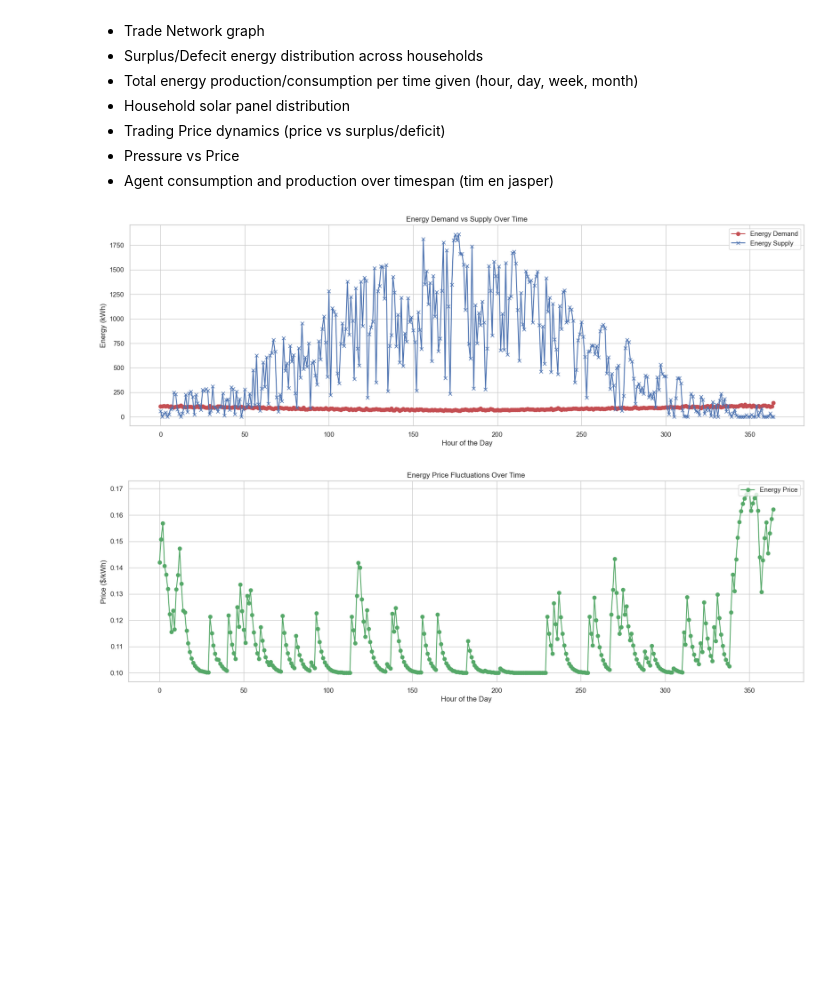
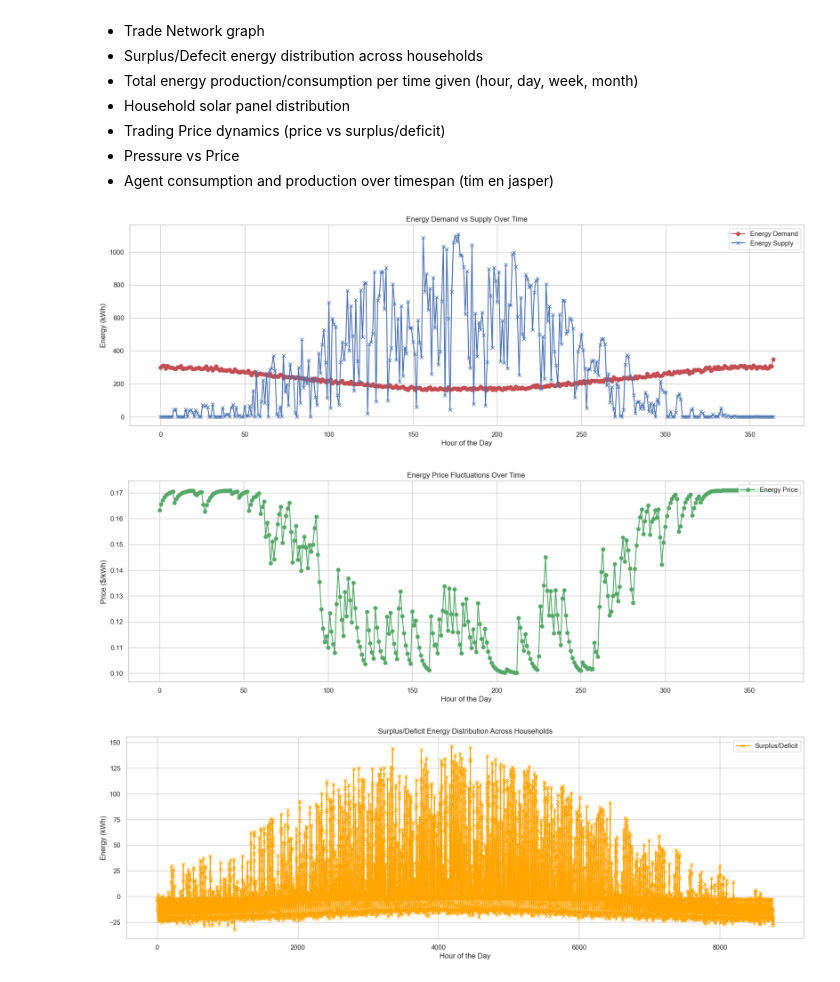
Before and after one commit to BJHeemskerk/P2P-microgrid-simulation, a Jupyter notebook: Mesa_Testing.ipynb, the cells around one changed output. Saved outputs shown, nothing was run; the diff lists cells and outputs as text; code cells hidden in the pictures; blank space fills up the shorter version.

```diff
--- a/Mesa_Testing.ipynb
+++ b/Mesa_Testing.ipynb
@@ -87,7 +87,7 @@ class Household_2(mesa.Agent):
         probabilities /= probabilities.sum()
 
         # Handling the solar panel logic
-        if np.random.rand() > self.model.solar_panel_odds:
+        if np.random.rand() < self.model.solar_panel_odds:
             amount_of_panels = np.random.choice(solar_panels, p=probabilities)
             self.solar_panel_area = amount_of_panels * 1.7
 
@@ -242,7 +242,6 @@ class NewGrid(mesa.Model):
             )
 
     def _calculate_target_price(self):
-        elasticity = 0.5  # Default elasticity factor
         min_price = 0.10
         max_price = self.grid_price
 
@@ -264,11 +263,11 @@ class NewGrid(mesa.Model):
         # If demand exceeds supply, increase the price, but with diminishing returns
         if pressure > 1:
             # The more extreme the imbalance, the stronger the price increase
-            price_increase = (pressure - 1) * elasticity
+            price_increase = (pressure - 1) * self.elasticity
             new_price = self.energy_price * (1 + price_increase)
         else:
             # If supply exceeds demand, decrease the price but not too sharply
-            price_decrease = (1 - pressure) * elasticity
+            price_decrease = (1 - pressure) * self.elasticity
             new_price = self.energy_price * (1 - price_decrease)
 
         # Apply bounds to ensure the price stays within the limits
@@ -326,7 +325,7 @@ class NewGrid(mesa.Model):
 
             self._time_skip()
 # %%
-sim = NewGrid(20, consumption_df, production_df)
+sim = NewGrid(30, consumption_df, production_df)
 sim.step()
 # %% [output]
             Statistics for Agent <__main__.Household_2 object at 0x...>:
@@ -424,28 +423,12 @@ def plot_surplus_deficit_distribution(model):
     hours = range(len(model.hourly_surplus_deficit))
     surplus_deficit = [sum(hour_data) for hour_data in model.hourly_surplus_deficit]
 
-    plt.figure(figsize=(10, 6))
+    plt.figure(figsize=(20, 6))
     plt.plot(hours, surplus_deficit, label='Surplus/Deficit', color='orange', marker='x')
 
     plt.title('Surplus/Deficit Energy Distribution Across Households')
     plt.xlabel('Hour of the Day')
     plt.ylabel('Energy (kWh)')
-    plt.legend(loc='upper right')
-    plt.grid(True)
-    plt.show()
-
-# ----- 6. Household Solar Panel Distribution -----
-def plot_solar_panel_distribution(model):
-    # Collect solar panel distribution across households
-    hours = range(len(model.household_solar_panels))
-    solar_panels = [sum(hour_data) for hour_data in model.household_solar_panels]
-
-    plt.figure(figsize=(10, 6))
-    plt.plot(hours, solar_panels, label='Solar Panel Count', color='purple', marker='o')
-
-    plt.title('Household Solar Panel Distribution')
-    plt.xlabel('Hour of the Day')
-    plt.ylabel('Number of Solar Panels')
     plt.legend(loc='upper right')
     plt.grid(True)
     plt.show()
@@ -456,35 +439,39 @@ def plot_trading_price_dynamics(model):
     trading_data = model.trade_price_data
     surplus_deficit, prices = zip(*trading_data)
 
-    plt.figure(figsize=(10, 6))
+    plt.figure(figsize=(20, 6))
     plt.scatter(surplus_deficit, prices, color='b', label='Price vs Surplus/Deficit', alpha=0.7)
 
     plt.title('Trading Price Dynamics (Price vs Surplus/Deficit)')
     plt.xlabel('Surplus/Deficit (kWh)')
     plt.ylabel('Price ($/kWh)')
     plt.legend(loc='upper left')
     plt.grid(True)
     plt.show()
 
 # ----- 8. Pressure vs Price -----
 def plot_pressure_vs_price(model):
     # Plot pressure vs price dynamics
     pressures, prices = zip(*model.pressure_price_data)
 
-    plt.figure(figsize=(10, 6))
+    plt.figure(figsize=(20, 6))
     plt.plot(pressures, prices, label='Pressure vs Price', color='g', marker='o')
 
     plt.title('Pressure vs Price')
     plt.xlabel('Market Pressure (Demand/Supply)')
     plt.ylabel('Price ($/kWh)')
     plt.legend(loc='upper left')
     plt.grid(True)
     plt.show()
 
 # --- Usage of the functions ---
 # Assuming you have an instance of the model `model`
 plot_energy_demand_vs_supply(sim)
 plot_energy_price_fluctuations(sim)
+plot_surplus_deficit_distribution(sim)
+# plot_trading_price_dynamics(sim)
+# plot_pressure_vs_price(sim)
 # %% [output]
-[figure, old version]
+[figure, new version]
-[figure, old version]
+[figure, new version]
+[figure, added]
```
Also changed, not shown: parts of 3 cells of this notebook, 1 other file.
